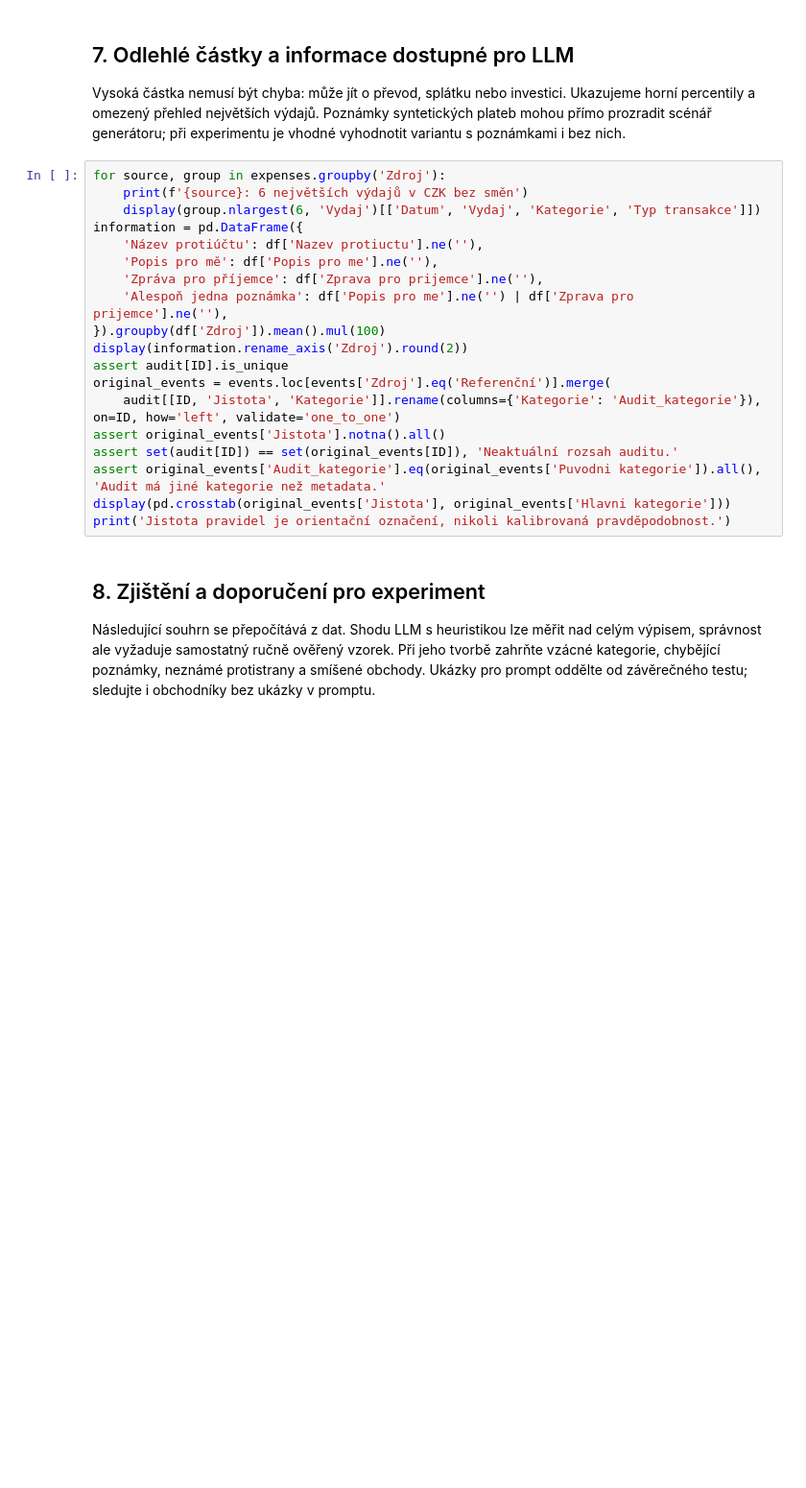
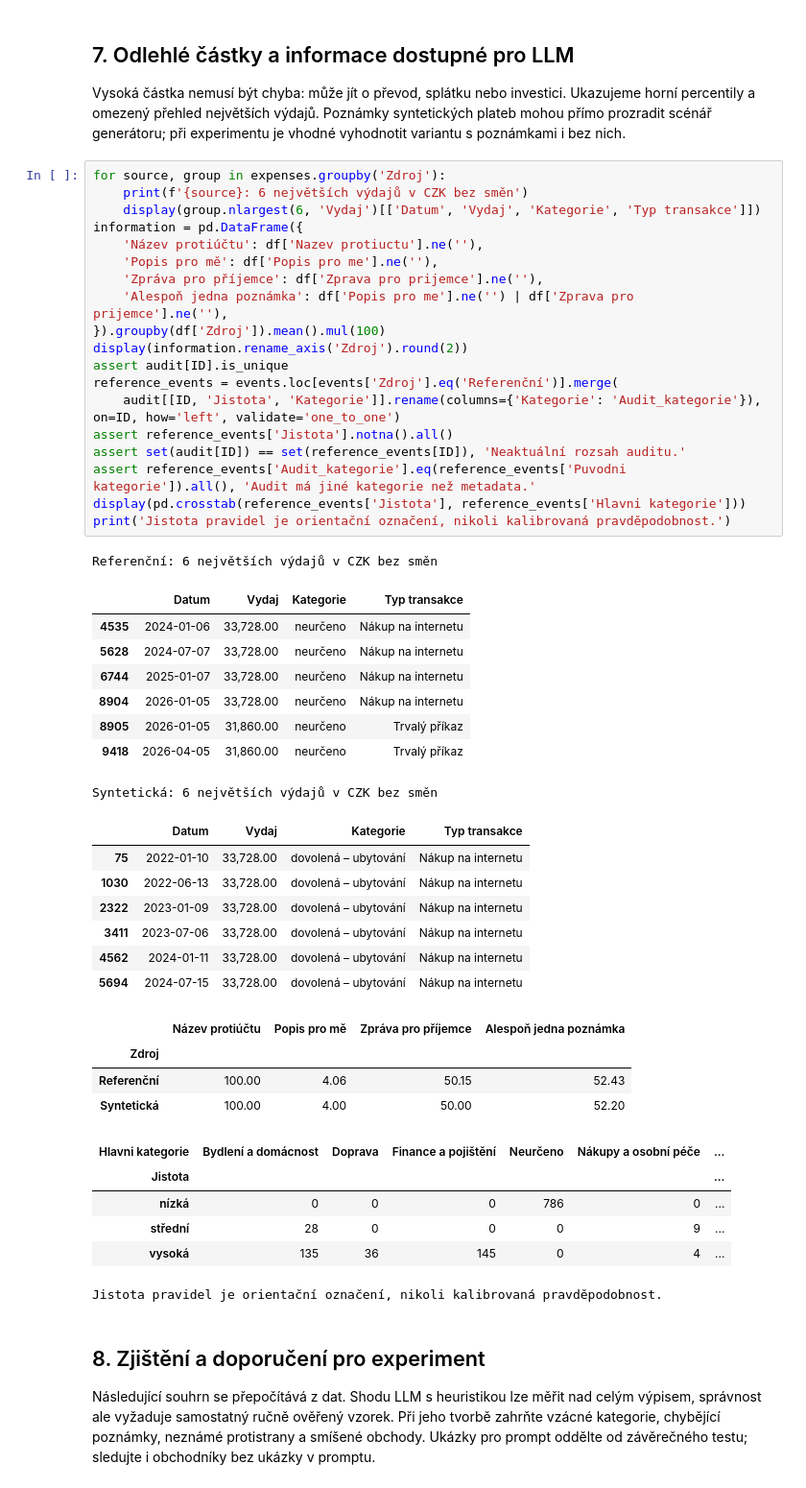
Before and after one commit to KrystofKr/osu_repository, a Jupyter notebook: XLLMA/project/notebooks/EDA.ipynb, the cells around one changed output. Shown at 96% size. Drawn from its saved outputs; the diff is of its cells as text; blank space fills up the shorter version.

```diff
--- a/XLLMA/project/notebooks/EDA.ipynb
+++ b/XLLMA/project/notebooks/EDA.ipynb
@@ -220,22 +369,49 @@ Vysoká částka nemusí být chyba: může jít o převod, splátku nebo invest
 # %%
 for source, group in expenses.groupby('Zdroj'):
     print(f'{source}: 6 největších výdajů v CZK bez směn')
     display(group.nlargest(6, 'Vydaj')[['Datum', 'Vydaj', 'Kategorie', 'Typ transakce']])
 information = pd.DataFrame({
     'Název protiúčtu': df['Nazev protiuctu'].ne(''),
     'Popis pro mě': df['Popis pro me'].ne(''),
     'Zpráva pro příjemce': df['Zprava pro prijemce'].ne(''),
     'Alespoň jedna poznámka': df['Popis pro me'].ne('') | df['Zprava pro prijemce'].ne(''),
 }).groupby(df['Zdroj']).mean().mul(100)
 display(information.rename_axis('Zdroj').round(2))
 assert audit[ID].is_unique
-original_events = events.loc[events['Zdroj'].eq('Referenční')].merge(
+reference_events = events.loc[events['Zdroj'].eq('Referenční')].merge(
     audit[[ID, 'Jistota', 'Kategorie']].rename(columns={'Kategorie': 'Audit_kategorie'}), on=ID, how='left', validate='one_to_one')
-assert original_events['Jistota'].notna().all()
-assert set(audit[ID]) == set(original_events[ID]), 'Neaktuální rozsah auditu.'
-assert original_events['Audit_kategorie'].eq(original_events['Puvodni kategorie']).all(), 'Audit má jiné kategorie než metadata.'
-display(pd.crosstab(original_events['Jistota'], original_events['Hlavni kategorie']))
+assert reference_events['Jistota'].notna().all()
+assert set(audit[ID]) == set(reference_events[ID]), 'Neaktuální rozsah auditu.'
+assert reference_events['Audit_kategorie'].eq(reference_events['Puvodni kategorie']).all(), 'Audit má jiné kategorie než metadata.'
+display(pd.crosstab(reference_events['Jistota'], reference_events['Hlavni kategorie']))
 print('Jistota pravidel je orientační označení, nikoli kalibrovaná pravděpodobnost.')
+# %% [output]
+Referenční: 6 největších výdajů v CZK bez směn
+|  | Datum | Vydaj | Kategorie | Typ transakce |
+| 4535 | 2024-01-06 | 33,728.00 | neurčeno | Nákup na internetu |
+| 5628 | 2024-07-07 | 33,728.00 | neurčeno | Nákup na internetu |
+| 6744 | 2025-01-07 | 33,728.00 | neurčeno | Nákup na internetu |
+| 8904 | 2026-01-05 | 33,728.00 | neurčeno | Nákup na internetu |
+| 8905 | 2026-01-05 | 31,860.00 | neurčeno | Trvalý příkaz |
+| 9418 | 2026-04-05 | 31,860.00 | neurčeno | Trvalý příkaz |
+Syntetická: 6 největších výdajů v CZK bez směn
+|  | Datum | Vydaj | Kategorie | Typ transakce |
+| 75 | 2022-01-10 | 33,728.00 | dovolená – ubytování | Nákup na internetu |
+| 1030 | 2022-06-13 | 33,728.00 | dovolená – ubytování | Nákup na internetu |
+| 2322 | 2023-01-09 | 33,728.00 | dovolená – ubytování | Nákup na internetu |
+| 3411 | 2023-07-06 | 33,728.00 | dovolená – ubytování | Nákup na internetu |
+| 4562 | 2024-01-11 | 33,728.00 | dovolená – ubytování | Nákup na internetu |
+| 5694 | 2024-07-15 | 33,728.00 | dovolená – ubytování | Nákup na internetu |
+|  | Název protiúčtu | Popis pro mě | Zpráva pro příjemce | Alespoň jedna poznámka |
+| Zdroj |  |  |  |  |
+| Referenční | 100.00 | 4.06 | 50.15 | 52.43 |
+| Syntetická | 100.00 | 4.00 | 50.00 | 52.20 |
+| Hlavni kategorie | Bydlení a domácnost | Doprava | Finance a pojištění | Neurčeno | Nákupy a osobní péče | ... |
+| Jistota |  |  |  |  |  | ... |
+| nízká | 0 | 0 | 0 | 786 | 0 | ... |
+| střední | 28 | 0 | 0 | 0 | 9 | ... |
+| vysoká | 135 | 36 | 145 | 0 | 4 | ... |
+Jistota pravidel je orientační označení, nikoli kalibrovaná pravděpodobnost.
 # %% [markdown]
 ## 8. Zjištění a doporučení pro experiment
 
```
Also changed, not shown: parts of 11 cells of this notebook, 1 other file.
